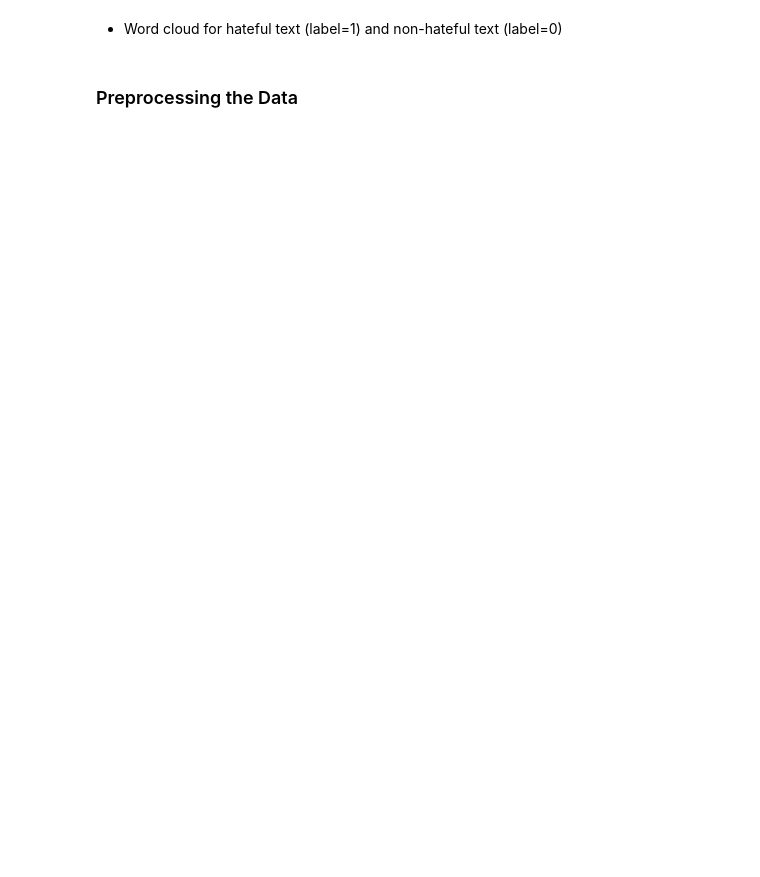
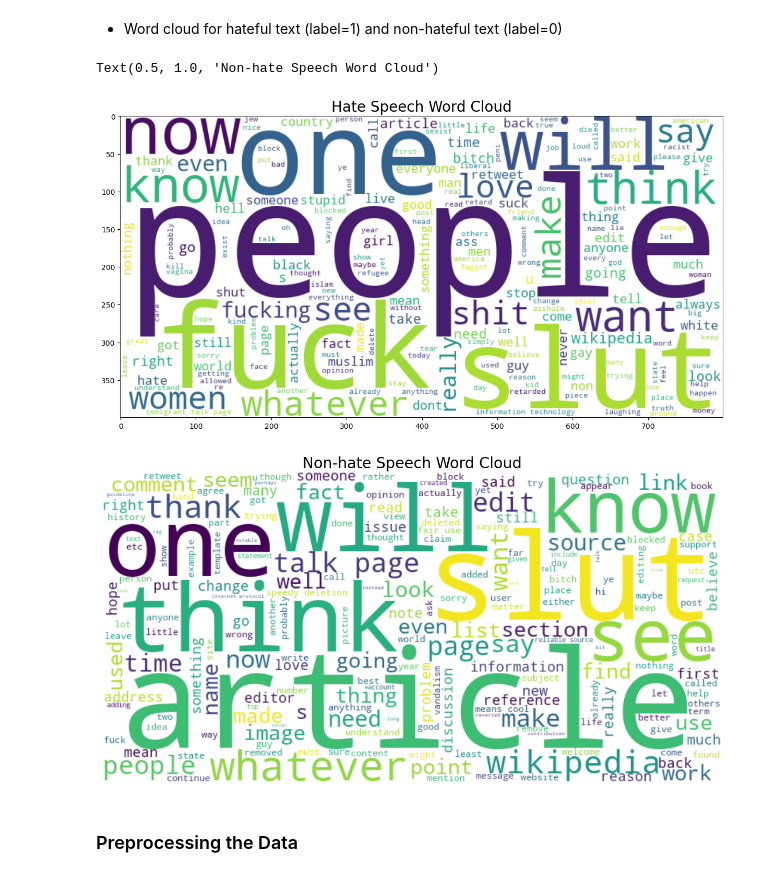
Before and after one commit to IvanYeung0610/Hate-Speech-Detection, a Jupyter notebook: KNN.ipynb, the cells around one changed output. Saved outputs shown, nothing was run; the diff lists cells and outputs as text; code cells hidden in the pictures; blank space fills up the shorter version.

```diff
--- a/KNN.ipynb
+++ b/KNN.ipynb
@@ -109,4 +162,23 @@ plt.show()
 # %% [markdown]
 * Word cloud for hateful text (label=1) and non-hateful text (label=0)
+# %%
+nonhate_wordcloud = ' '.join(df[df['Label'] == 0]['Content'].values)
+hate_wordcloud = ' '.join(df[df['Label'] == 1]['Content'].values)
+
+wordcloud = WordCloud(width=800, height=400, background_color='white', stopwords=STOPWORDS).generate(hate_wordcloud)
+plt.figure(figsize=(15, 7.5))
+plt.axis("off")
+plt.imshow(wordcloud, interpolation='bilinear')
+plt.title("Hate Speech Word Cloud", fontsize=20)
+
+wordcloud = WordCloud(width=800, height=400, background_color='white', stopwords=STOPWORDS).generate(nonhate_wordcloud)
+plt.figure(figsize=(15, 7.5))
+plt.axis("off")
+plt.imshow(wordcloud, interpolation='bilinear')
+plt.title("Non-hate Speech Word Cloud", fontsize=20)
+# %% [output]
+Text(0.5, 1.0, 'Non-hate Speech Word Cloud')
+[figure, added]
+[figure, added]
 # %% [markdown]
 ### Preprocessing the Data
```
Also changed, not shown: parts of 6 cells of this notebook.
